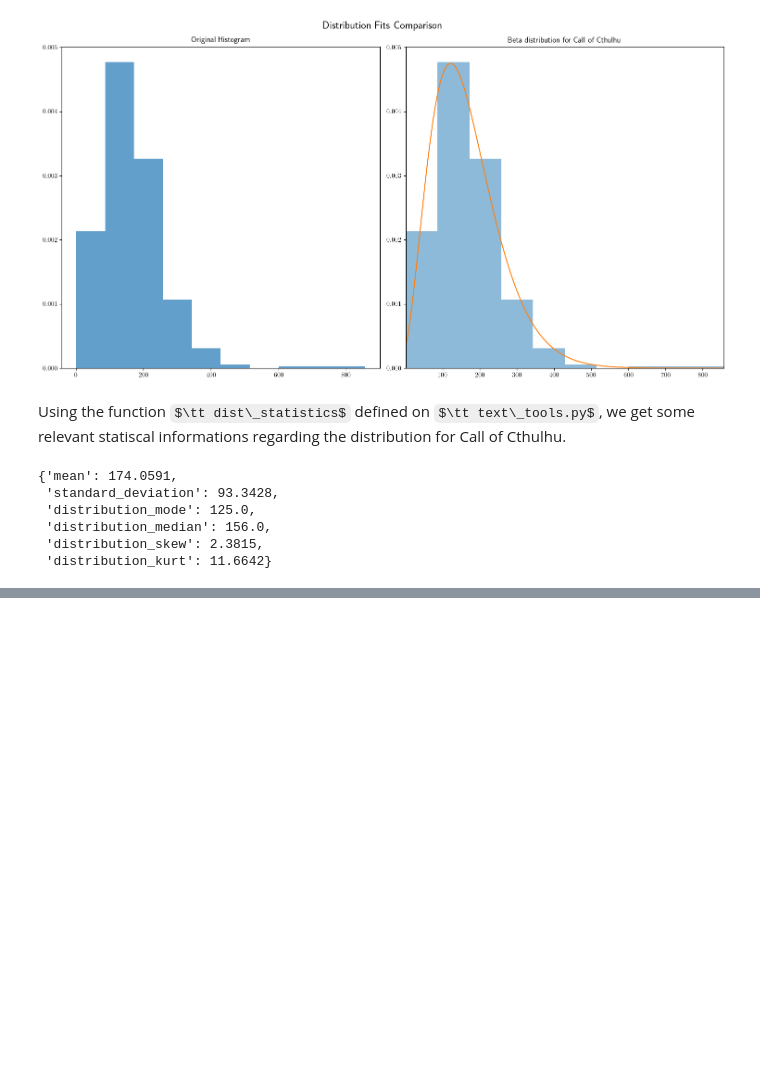
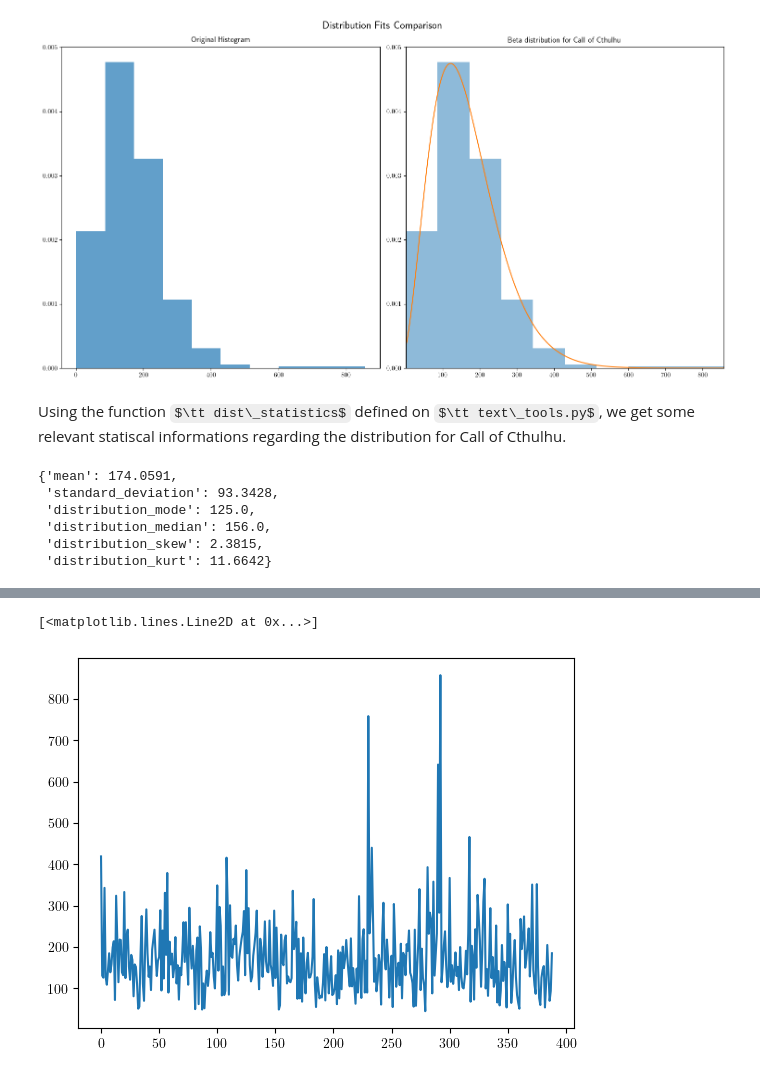
Before and after one commit to LFD103108/lovecraft, a Jupyter notebook: notebooks/05_text_analysis.ipynb, the cells around one changed output, grey strips where cells are left out. Drawn from its saved outputs; the diff is of its cells as text; code cells hidden in the pictures; some formulas as TeX source; blank space fills up the shorter version.

```diff
--- a/notebooks/05_text_analysis.ipynb
+++ b/notebooks/05_text_analysis.ipynb
@@ -357,0 +368,5 @@ text_tools.dist_statistics(cthulhu_lens_filtered)
+# %%
+plt.plot(cthulhu_lens_filtered)
+# %% [output]
+[<matplotlib.lines.Line2D at 0x...>]
+[figure, added]
```
Also changed, not shown: parts of 24 cells of this notebook, 2 other files.
